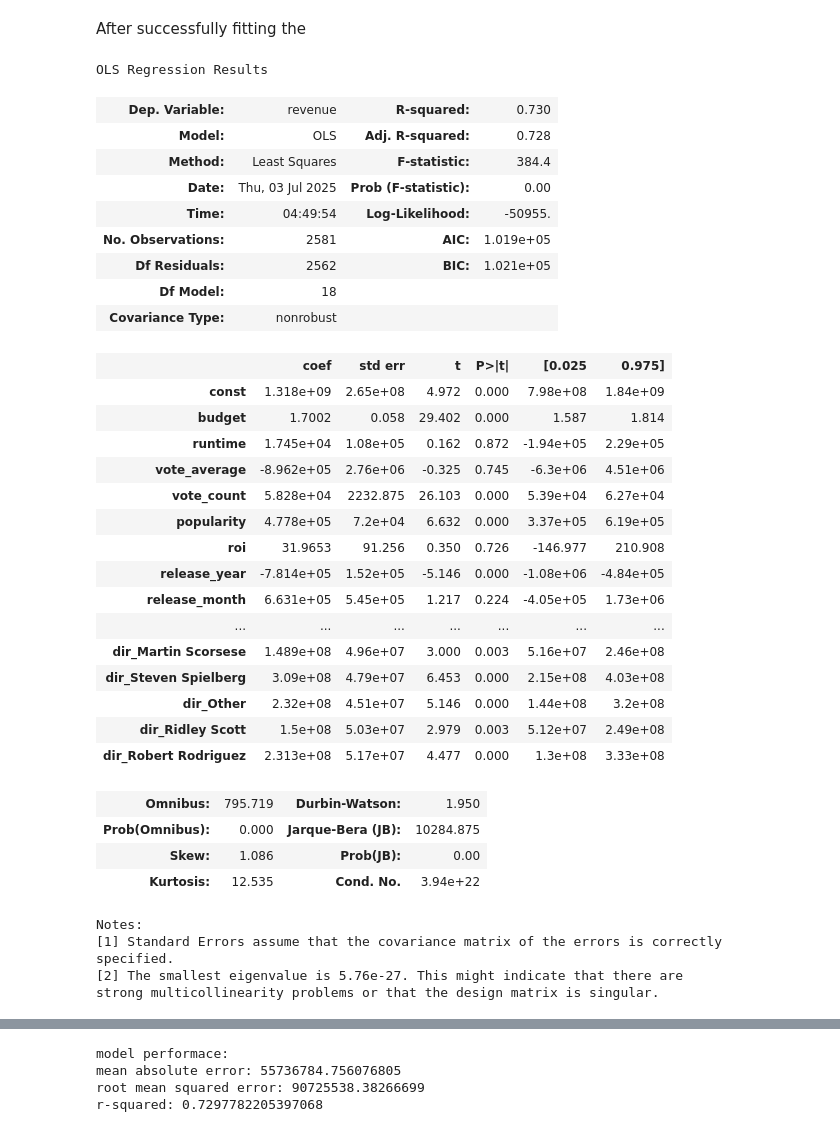
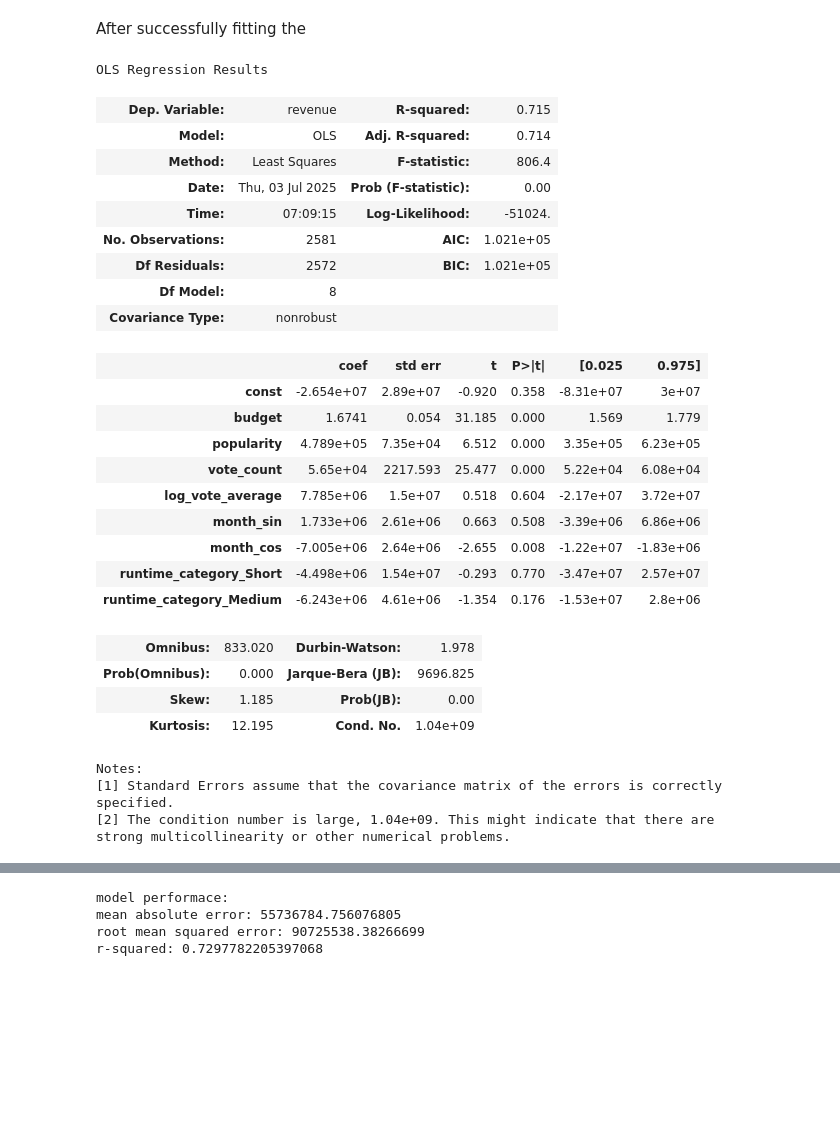
Before and after one commit to Assesa44/Movie-Revenue-Predictor, a Jupyter notebook: Notebooks/revenue_predictor.ipynb, the cells around one changed output, grey strips where cells are left out. Drawn from its saved outputs; the diff is of its cells as text; code cells hidden in the pictures; blank space fills up the shorter version.

Commit message:
fixes: fixed some models, but some still have issues and errors.

```diff
--- a/Notebooks/revenue_predictor.ipynb
+++ b/Notebooks/revenue_predictor.ipynb
@@ -716,0 +758,13 @@ The rsquared has gone up,
+# %%
+X_transformed = X_train.copy()
+X_transformed = X_transformed[['budget', 'popularity', 'vote_count', 'release_month', 'runtime', 'vote_average']]
+
+X_transformed['log_vote_average'] = np.log(X_transformed['vote_average'])
+
+X_transformed['month_sin'] = np.sin(2 * np.pi * X_transformed['release_month'] / 12)
+X_transformed['month_cos'] = np.cos(2 * np.pi * X_transformed['release_month'] / 12)
+
+X_transformed['runtime_category'] = pd.cut(X_transformed['runtime'], bins=[0, 80, 120, 300],
+                                labels=['Short', 'Medium', 'Long'])
+
+X_transformed.head()
@@ -716,0 +778,4 @@ The rsquared has gone up,
+# %%
+X_transformed = pd.get_dummies(data= X_transformed, columns= ['runtime_category'], dtype= int)
+
+X_transformed.head()
@@ -716,0 +789,6 @@ The rsquared has gone up,
+# %%
+
+
+X_transformed.drop(columns= ['vote_average', 'runtime', 'release_month', 'runtime_category_Long'], inplace= True)
+
+X_transformed.head()
@@ -717,42 +802,36 @@ The rsquared has gone up,
 # %%
-model1 = sm.OLS(y_train, sm.add_constant(X_train))
-results1 = model1.fit()
+model2 = sm.OLS(y_train, sm.add_constant(X_transformed))
+results2 = model2.fit()
 # %% [markdown]
 After successfully fitting the
 # %%
-results1.summary()
+results2.summary()
 # %% [output]
 OLS Regression Results
-| Dep. Variable: | revenue | R-squared: | 0.730 |
-| Model: | OLS | Adj. R-squared: | 0.728 |
-| Method: | Least Squares | F-statistic: | 384.4 |
+| Dep. Variable: | revenue | R-squared: | 0.715 |
+| Model: | OLS | Adj. R-squared: | 0.714 |
+| Method: | Least Squares | F-statistic: | 806.4 |
 | Date: | Thu, 03 Jul 2025 | Prob (F-statistic): | 0.00 |
-| Time: | 04:49:54 | Log-Likelihood: | -50955. |
-| No. Observations: | 2581 | AIC: | 1.019e+05 |
-| Df Residuals: | 2562 | BIC: | 1.021e+05 |
-| Df Model: | 18 |  |  |
+| Time: | 07:09:15 | Log-Likelihood: | -51024. |
+| No. Observations: | 2581 | AIC: | 1.021e+05 |
+| Df Residuals: | 2572 | BIC: | 1.021e+05 |
+| Df Model: | 8 |  |  |
 | Covariance Type: | nonrobust |  |  |
 |  | coef | std err | t | P>|t| | [0.025 | 0.975] |
-| const | 1.318e+09 | 2.65e+08 | 4.972 | 0.000 | 7.98e+08 | 1.84e+09 |
-| budget | 1.7002 | 0.058 | 29.402 | 0.000 | 1.587 | 1.814 |
-| runtime | 1.745e+04 | 1.08e+05 | 0.162 | 0.872 | -1.94e+05 | 2.29e+05 |
-| vote_average | -8.962e+05 | 2.76e+06 | -0.325 | 0.745 | -6.3e+06 | 4.51e+06 |
-| vote_count | 5.828e+04 | 2232.875 | 26.103 | 0.000 | 5.39e+04 | 6.27e+04 |
-| popularity | 4.778e+05 | 7.2e+04 | 6.632 | 0.000 | 3.37e+05 | 6.19e+05 |
-| roi | 31.9653 | 91.256 | 0.350 | 0.726 | -146.977 | 210.908 |
-| release_year | -7.814e+05 | 1.52e+05 | -5.146 | 0.000 | -1.08e+06 | -4.84e+05 |
-| release_month | 6.631e+05 | 5.45e+05 | 1.217 | 0.224 | -4.05e+05 | 1.73e+06 |
-| ... | ... | ... | ... | ... | ... | ... |
-| dir_Martin Scorsese | 1.489e+08 | 4.96e+07 | 3.000 | 0.003 | 5.16e+07 | 2.46e+08 |
-| dir_Steven Spielberg | 3.09e+08 | 4.79e+07 | 6.453 | 0.000 | 2.15e+08 | 4.03e+08 |
-| dir_Other | 2.32e+08 | 4.51e+07 | 5.146 | 0.000 | 1.44e+08 | 3.2e+08 |
-| dir_Ridley Scott | 1.5e+08 | 5.03e+07 | 2.979 | 0.003 | 5.12e+07 | 2.49e+08 |
-| dir_Robert Rodriguez | 2.313e+08 | 5.17e+07 | 4.477 | 0.000 | 1.3e+08 | 3.33e+08 |
+| const | -2.654e+07 | 2.89e+07 | -0.920 | 0.358 | -8.31e+07 | 3e+07 |
+| budget | 1.6741 | 0.054 | 31.185 | 0.000 | 1.569 | 1.779 |
+| popularity | 4.789e+05 | 7.35e+04 | 6.512 | 0.000 | 3.35e+05 | 6.23e+05 |
+| vote_count | 5.65e+04 | 2217.593 | 25.477 | 0.000 | 5.22e+04 | 6.08e+04 |
+| log_vote_average | 7.785e+06 | 1.5e+07 | 0.518 | 0.604 | -2.17e+07 | 3.72e+07 |
+| month_sin | 1.733e+06 | 2.61e+06 | 0.663 | 0.508 | -3.39e+06 | 6.86e+06 |
+| month_cos | -7.005e+06 | 2.64e+06 | -2.655 | 0.008 | -1.22e+07 | -1.83e+06 |
+| runtime_category_Short | -4.498e+06 | 1.54e+07 | -0.293 | 0.770 | -3.47e+07 | 2.57e+07 |
+| runtime_category_Medium | -6.243e+06 | 4.61e+06 | -1.354 | 0.176 | -1.53e+07 | 2.8e+06 |
-| Omnibus: | 795.719 | Durbin-Watson: | 1.950 |
-| Prob(Omnibus): | 0.000 | Jarque-Bera (JB): | 10284.875 |
-| Skew: | 1.086 | Prob(JB): | 0.00 |
-| Kurtosis: | 12.535 | Cond. No. | 3.94e+22 |
+| Omnibus: | 833.020 | Durbin-Watson: | 1.978 |
+| Prob(Omnibus): | 0.000 | Jarque-Bera (JB): | 9696.825 |
+| Skew: | 1.185 | Prob(JB): | 0.00 |
+| Kurtosis: | 12.195 | Cond. No. | 1.04e+09 |
 Notes:
 [1] Standard Errors assume that the covariance matrix of the errors is correctly specified.
-[2] The smallest eigenvalue is 5.76e-27. This might indicate that there are
-strong multicollinearity problems or that the design matrix is singular.
+[2] The condition number is large, 1.04e+09. This might indicate that there are
+strong multicollinearity or other numerical problems.
```
Also changed, not shown: parts of 29 cells of this notebook.
